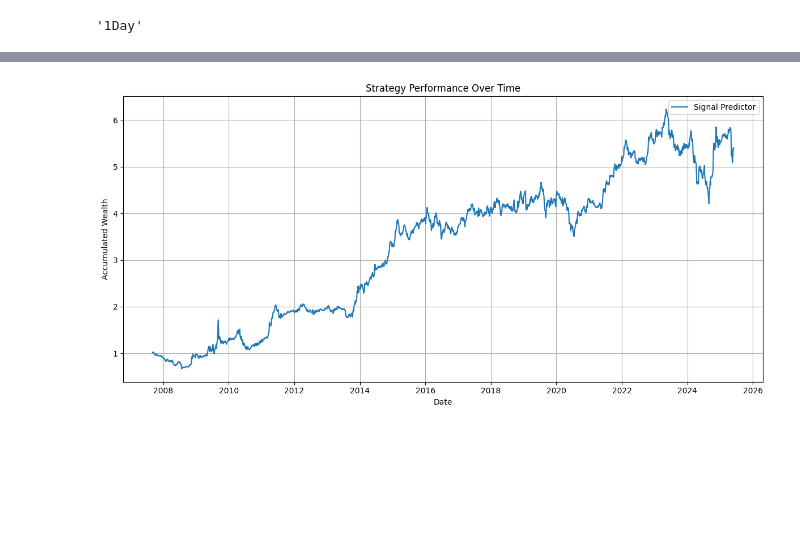
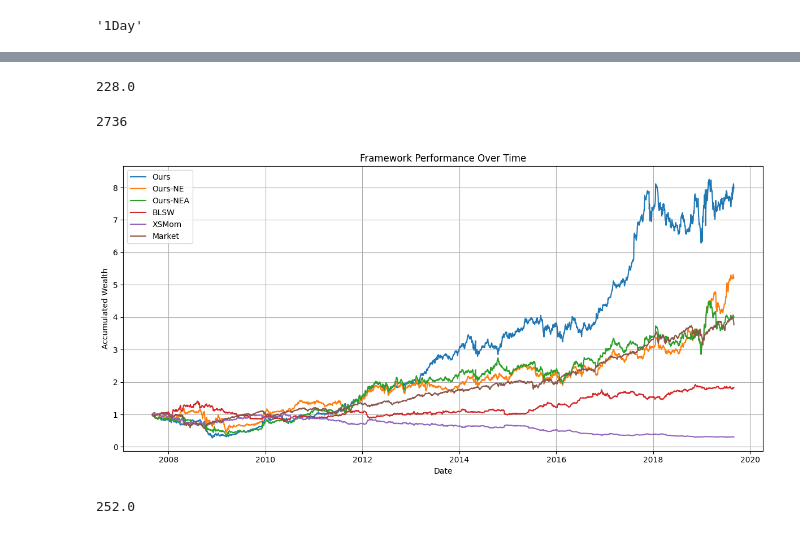
Before and after one commit to ikurnosau/intraday-portfolio-management, a Jupyter notebook: notebooks/iterative_signal_predictor_evaluation.ipynb, the cells around one changed output, grey strips where cells are left out. Saved outputs shown, nothing was run; the diff lists cells and outputs as text; code cells hidden in the pictures; blank space fills up the shorter version.

```diff
--- a/notebooks/iterative_signal_predictor_evaluation.ipynb
+++ b/notebooks/iterative_signal_predictor_evaluation.ipynb
@@ -209,0 +331,16 @@ start_end_last_train_dates = [
+# %%
+xsmom_actor = XSMomActor(
+    look_back_window=20,
+    trade_asset_count=1
+).to(device)
+
+tsmom_actor = TSMomActor(
+    look_back_window=20,
+)
+
+blsw_actor = BLSWActor(
+    look_back_window=20,
+    trade_asset_count=1
+)
+model = config.model_config.model
+model.load_state_dict(initial_state)
@@ -209,0 +448,8 @@ start_end_last_train_dates = [
+# %%
+market_results = evaluate_signal_predictor(
+    start_end_last_train_dates[0]['start'],
+    start_end_last_train_dates[-1]['end'],
+    start_end_last_train_dates[0]['last_val_date'],
+    model=model,
+    eval_actor=MarketActor()
+)[0]
@@ -333,10 +502,28 @@ Running experiment for 1999-06-01 00:00:00+00:00 to 2010-09-01 00:00:00+00:00 wi
+# %%
+model_result = list(pd.read_csv('realized_returns_attention_embed.csv')['0'])
+model_ne_result = list(pd.read_csv('realized_returns_attention.csv')['0'])
+model_nea_result = list(pd.read_csv('realized_returns.csv')['0'])
+# %%
+len(model_result) / 12
+# %% [output]
+228.0
+# %%
+len(model_nea_result)
+# %% [output]
+2736
 # %%
 plot_cumulative_wealth(
     returns_dict={
-        'Signal Predictor': realized_returns,
+        'Ours': model_result,
+        'Ours-NE': model_ne_result,
+        'Ours-NEA': model_nea_result,
+        'BLSW': blsw_results[-len(model_nea_result):],
+        # 'TSMom': tsmom_results[-len(model_nea_result):],
+        'XSMom': xsmom_results[-len(model_nea_result):],
+        'Market': market_results[-len(model_nea_result):]
     },
-    start_time=config.data_config.train_set_last_date,
-    end_time=config.data_config.end
+    start_time=datetime(2007, 9, 1, tzinfo=timezone.utc),
+    end_time=datetime(2019, 9, 1, tzinfo=timezone.utc)
 )
 # %% [output]
-[figure, old version]
+[figure, new version]
@@ -345,0 +551,4 @@ pd.Series(realized_returns_attention_no_embed).to_csv('realized_returns_attentio
+# %%
+MINUTES_PER_TRADING_YEAR
+# %% [output]
+252.0
```
Also changed, not shown: parts of 13 cells of this notebook, 2 other files.
